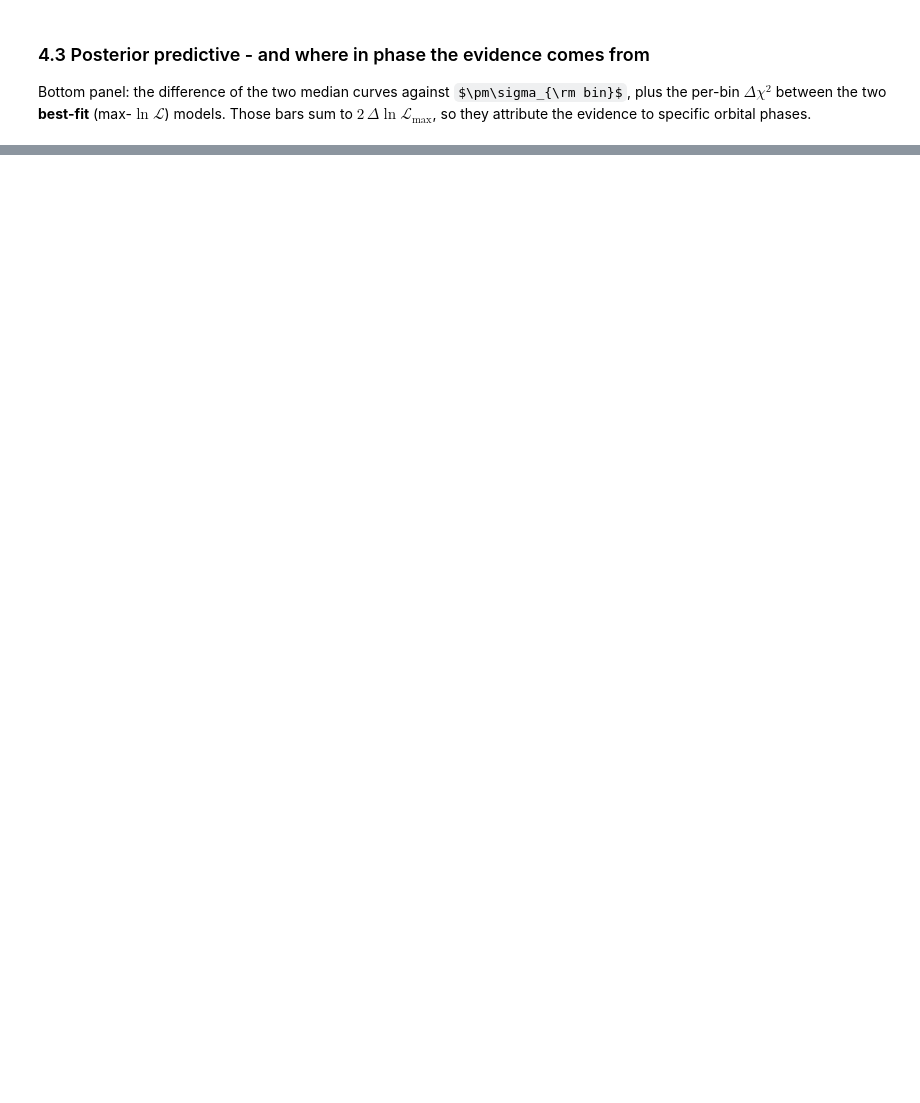
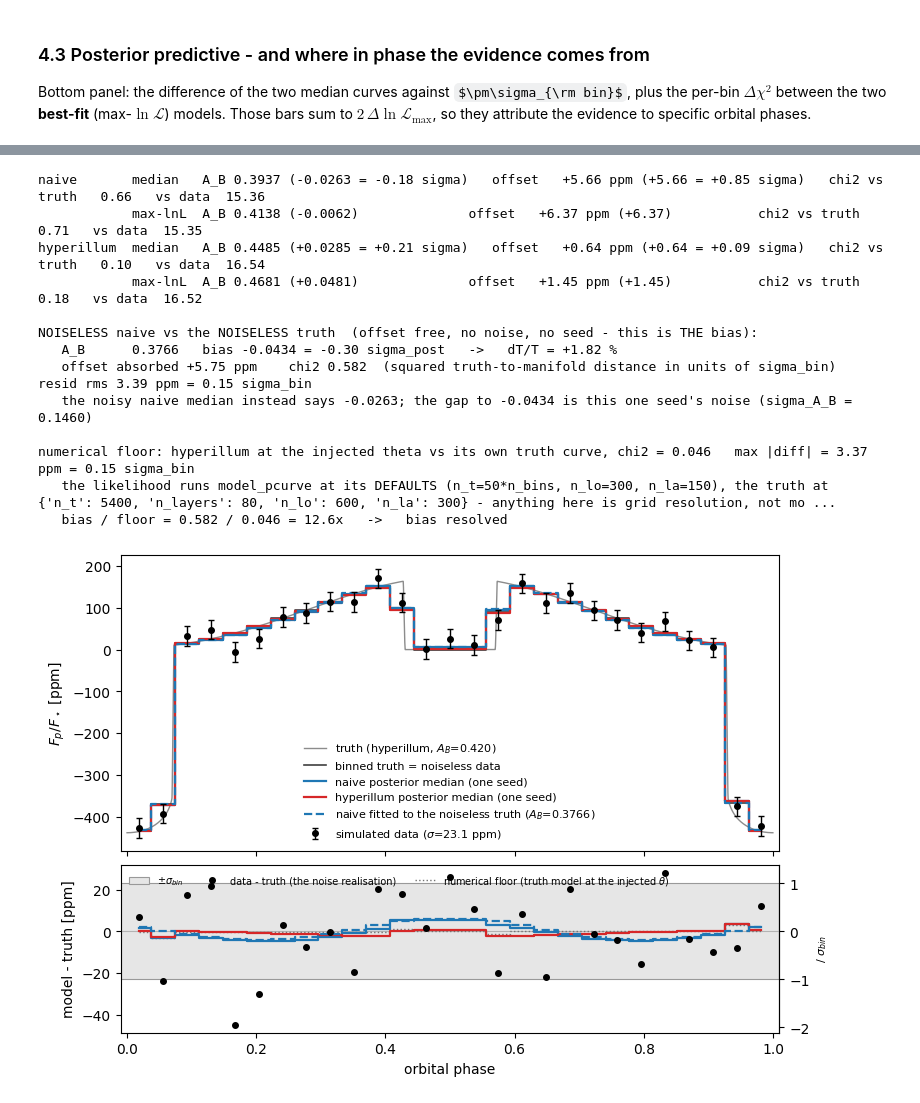
Before and after one commit to JonasSpiller/HyperPhase, a Jupyter notebook: HI PhaseCurve Fitting/test_dynesty.ipynb, the cells around one changed output, grey strips where cells are left out. Cells and saved outputs as stored; diff of their text form; code cells hidden in the pictures; some formulas as TeX source; blank space fills up the shorter version.

Commit message:
better posterior visualizations

```diff
--- a/HI PhaseCurve Fitting/test_dynesty.ipynb
+++ b/HI PhaseCurve Fitting/test_dynesty.ipynb
@@ -329,0 +338,18 @@ hyperillum  depth  170.8 +13.4 -14.1 ppm (thermal 166.0, reflected 4.8)   T_brig
+# %%
+fig, (ax, axr), out = plot_noisy_vs_truth(cfg, data, logls, fits, A_B_true, base, insolation_truth=INSOL_TRUTH, A_B_bounds=A_B_BOUNDS, colors=COLOR)
+plt.show()
+# %% [output]
+naive       median   A_B 0.3937 (-0.0263 = -0.18 sigma)   offset   +5.66 ppm (+5.66 = +0.85 sigma)   chi2 vs truth   0.66   vs data  15.36
+            max-lnL  A_B 0.4138 (-0.0062)              offset   +6.37 ppm (+6.37)           chi2 vs truth   0.71   vs data  15.35
+hyperillum  median   A_B 0.4485 (+0.0285 = +0.21 sigma)   offset   +0.64 ppm (+0.64 = +0.09 sigma)   chi2 vs truth   0.10   vs data  16.54
+            max-lnL  A_B 0.4681 (+0.0481)              offset   +1.45 ppm (+1.45)           chi2 vs truth   0.18   vs data  16.52
+
+NOISELESS naive vs the NOISELESS truth  (offset free, no noise, no seed - this is THE bias):
+   A_B      0.3766   bias -0.0434 = -0.30 sigma_post   ->   dT/T = +1.82 %
+   offset absorbed +5.75 ppm    chi2 0.582  (squared truth-to-manifold distance in units of sigma_bin)    resid rms 3.39 ppm = 0.15 sigma_bin
+   the noisy naive median instead says -0.0263; the gap to -0.0434 is this one seed's noise (sigma_A_B = 0.1460)
+
+numerical floor: hyperillum at the injected theta vs its own truth curve, chi2 = 0.046   max |diff| = 3.37 ppm = 0.15 sigma_bin
+   the likelihood runs model_pcurve at its DEFAULTS (n_t=50*n_bins, n_lo=300, n_la=150), the truth at {'n_t': 5400, 'n_layers': 80, 'n_lo': 600, 'n_la': 300} - anything here is grid resolution, not mo ...
+   bias / floor = 0.582 / 0.046 = 12.6x   ->   bias resolved
+[figure, added]
```
Also changed, not shown: parts of 14 cells of this notebook, 1 other file.
